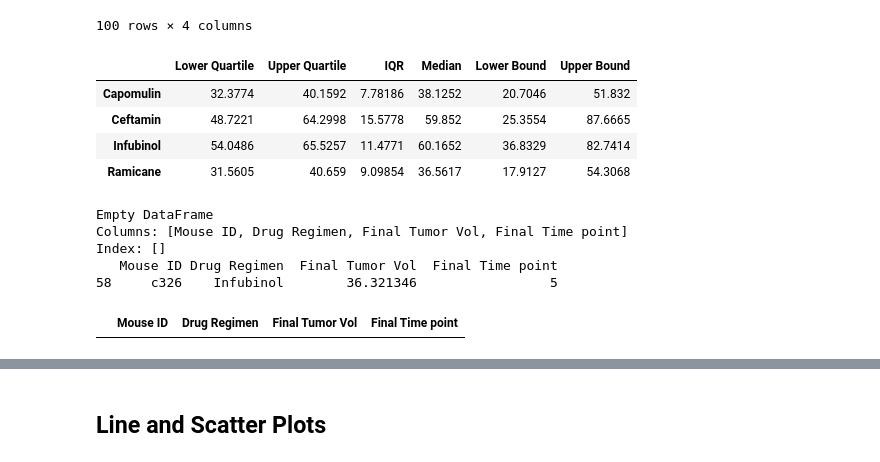
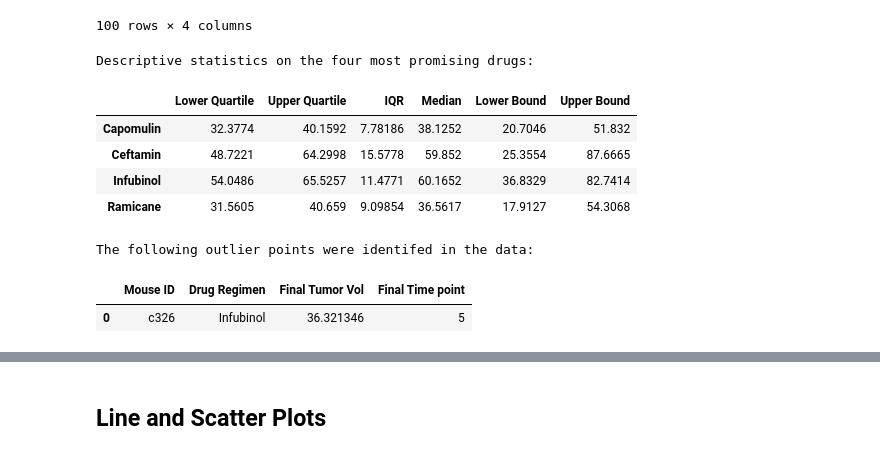
Before and after one commit to dcurrigan/matplotlib-challenge, a Jupyter notebook: pymaceuticals_starter.ipynb, the cells around one changed output, grey strips where cells are left out. Cells and saved outputs as stored; diff of their text form; code cells hidden in the pictures.

```diff
--- a/pymaceuticals_starter.ipynb
+++ b/pymaceuticals_starter.ipynb
@@ -248,13 +253,14 @@ drug_data
 | 0 | k403 | Ramicane | 22.050126 | 45 |
 100 rows × 4 columns
 # %%
-# Put treatments into a list for for loop (and later for plot labels)
+# Put treatments into a list for for loop
 treatments = drug_data['Drug Regimen'].unique()
 
+# Create a df to store the summary data
 drug_quartiles = pd.DataFrame(columns=("Lower Quartile", "Upper Quartile", "IQR", "Median",
                                        "Lower Bound", "Upper Bound"), index=treatments)
 
-
+# Summarise the results data for each drug regimen and display results
 for drug in treatments:
     data = drug_data[drug_data['Drug Regimen'] == drug]
     median = data['Final Tumor Vol'].median()
@@ -263,39 +269,38 @@ for drug in treatments:
 
     drug_quartiles.loc[drug, "Median"] = data['Final Tumor Vol'].median()
     drug_quartiles.loc[drug, "Lower Quartile"] = quartiles[0.25]
     drug_quartiles.loc[drug, "Upper Quartile"] = quartiles[0.75]
     drug_quartiles.loc[drug, "IQR"] = iqr
     drug_quartiles.loc[drug, "Lower Bound"] = quartiles[0.25] - (1.5*iqr)
     drug_quartiles.loc[drug, "Upper Bound"] = quartiles[0.75] + (1.5*iqr)
 
+print("Descriptive statistics on the four most promising drugs:")
 display(drug_quartiles)
-
+print("")
 
 # Determine outliers using upper and lower bounds
 # Create empty df to store outlier data
 outliers = pd.DataFrame(columns=drug_data.columns)
-print(outliers)
 
 # Iterate through mice, checking if final tumor volume is an outlier
 for mouse in drug_data['Mouse ID'].unique():
     mouse_data = drug_data[drug_data['Mouse ID'] == mouse] # get mouses data
     treatment = mouse_data.iloc[-1, 1] # get which drug regimen mouse was on
 
-    # Check for outliers in the mouse final tumor vol is an outlier
+    # Check if mouse final tumor vol is an outlier, and if so add to the outliers df
     #    --final tumor vol--            --upper bound--                            --final tumor vol--            --lower bound--
     if (mouse_data.iloc[0,2] > drug_quartiles.loc[treatment, "Upper Bound"]) | (mouse_data.iloc[0,2] < drug_quartiles.loc[treatment, "Lower Bound"]):
-        print(mouse_data)
+        outliers = outliers.append(mouse_data, ignore_index=True)
 
+print("The following outlier points were identifed in the data:")
 display(outliers)
 # %% [output]
+Descriptive statistics on the four most promising drugs:
 |  | Lower Quartile | Upper Quartile | IQR | Median | Lower Bound | Upper Bound |
 | Capomulin | 32.3774 | 40.1592 | 7.78186 | 38.1252 | 20.7046 | 51.832 |
 | Ceftamin | 48.7221 | 64.2998 | 15.5778 | 59.852 | 25.3554 | 87.6665 |
 | Infubinol | 54.0486 | 65.5257 | 11.4771 | 60.1652 | 36.8329 | 82.7414 |
 | Ramicane | 31.5605 | 40.659 | 9.09854 | 36.5617 | 17.9127 | 54.3068 |
-Empty DataFrame
-Columns: [Mouse ID, Drug Regimen, Final Tumor Vol, Final Time point]
-Index: []
-   Mouse ID Drug Regimen  Final Tumor Vol  Final Time point
-58     c326    Infubinol        36.321346                 5
+The following outlier points were identifed in the data:
 |  | Mouse ID | Drug Regimen | Final Tumor Vol | Final Time point |
+| 0 | c326 | Infubinol | 36.321346 | 5 |
```
Also changed, not shown: parts of 13 cells of this notebook, 2 other files.
